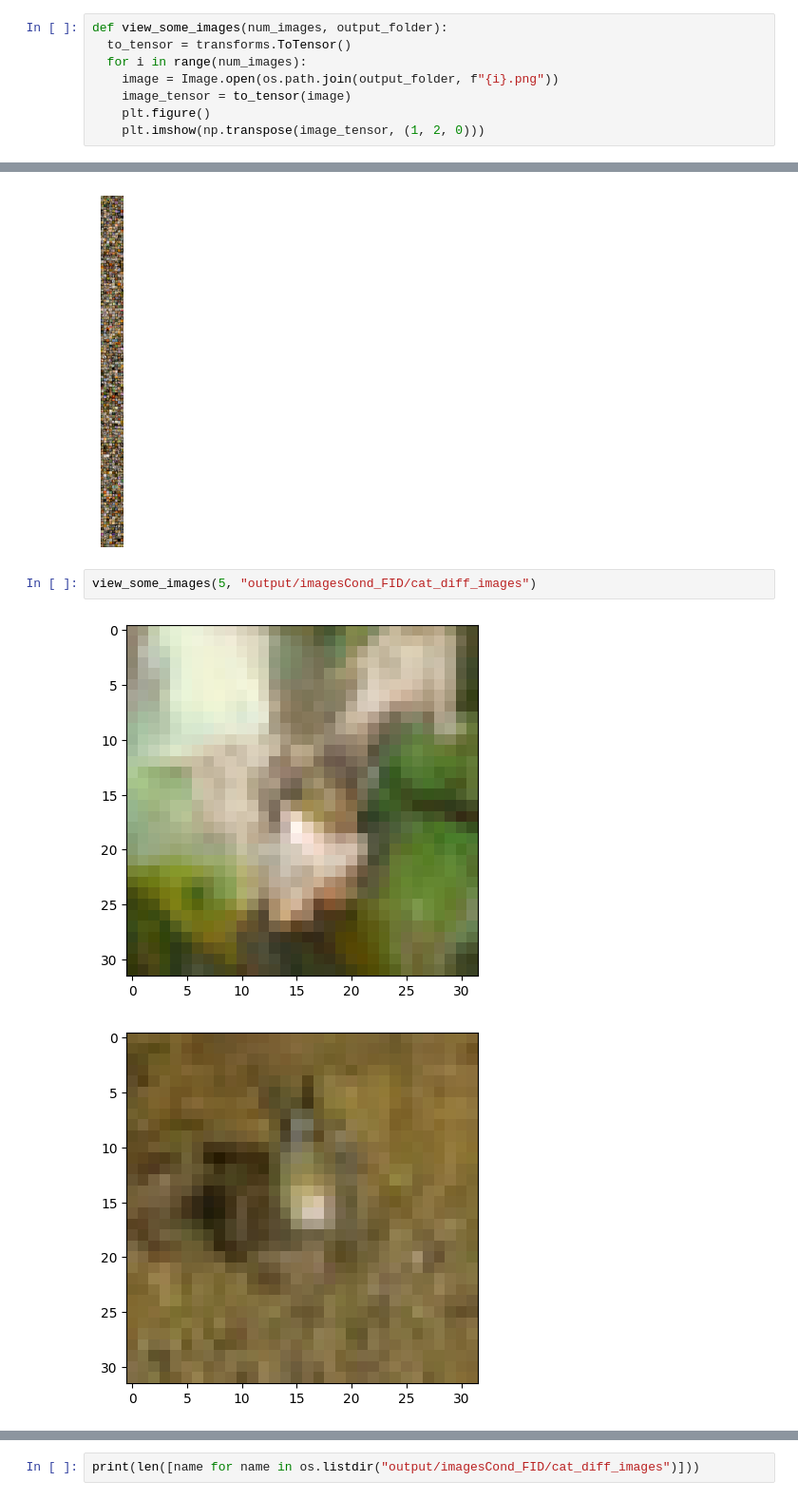
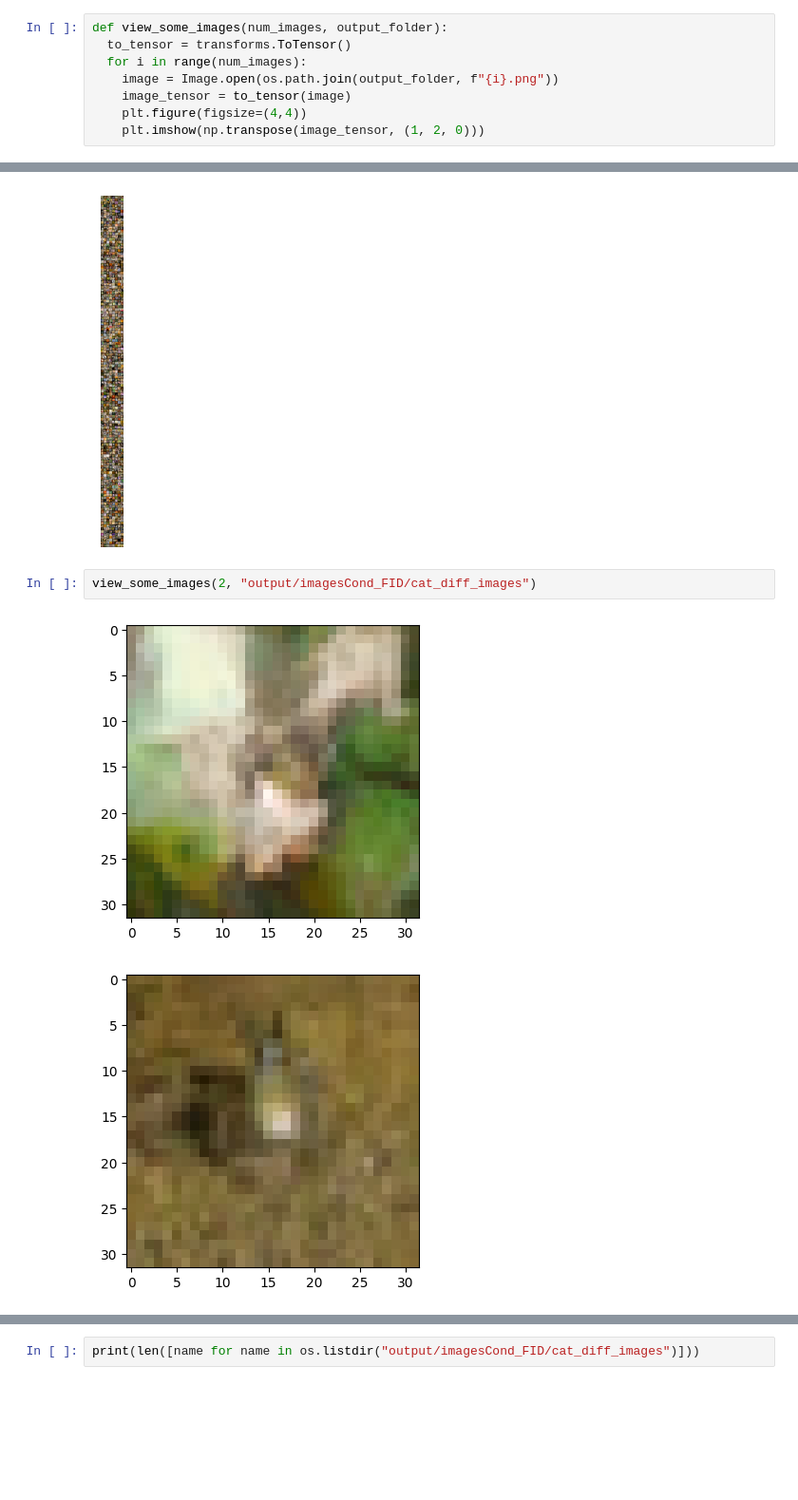
Before and after one commit to dkumar2701/image-deeplearning, a Jupyter notebook: ConditionalFID.ipynb, the cells around one changed output, grey strips where cells are left out. Shown at 95% size. Saved outputs shown, nothing was run; the diff lists cells and outputs as text; blank space fills up the shorter version.

```diff
--- a/ConditionalFID.ipynb
+++ b/ConditionalFID.ipynb
@@ -84,7 +81,7 @@ def view_some_images(num_images, output_folder):
   for i in range(num_images):
     image = Image.open(os.path.join(output_folder, f"{i}.png"))
     image_tensor = to_tensor(image)
-    plt.figure()
+    plt.figure(figsize=(4,4))
     plt.imshow(np.transpose(image_tensor, (1, 2, 0)))
 # %%
 def save_images(images, path, **kwargs):
@@ -372,7 +373,7 @@ plt.show()
 # %% [output]
 [figure]
 # %%
-view_some_images(5, "output/imagesCond_FID/cat_diff_images")
+view_some_images(2, "output/imagesCond_FID/cat_diff_images")
 # %% [output]
-[figure, old version]
+[figure, new version]
-[figure, old version]
+[figure, new version]
```
Also changed, not shown: parts of 26 cells of this notebook.
